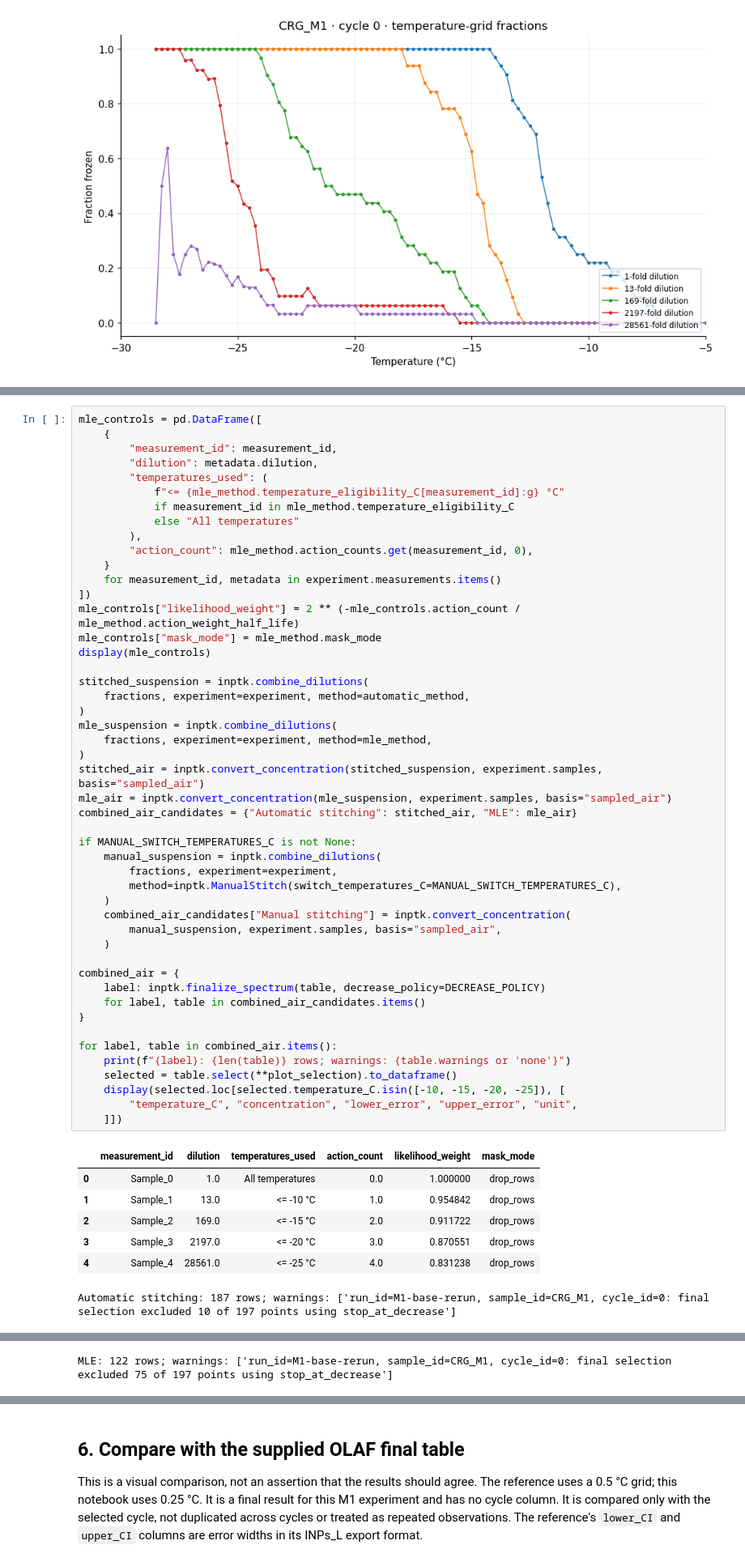
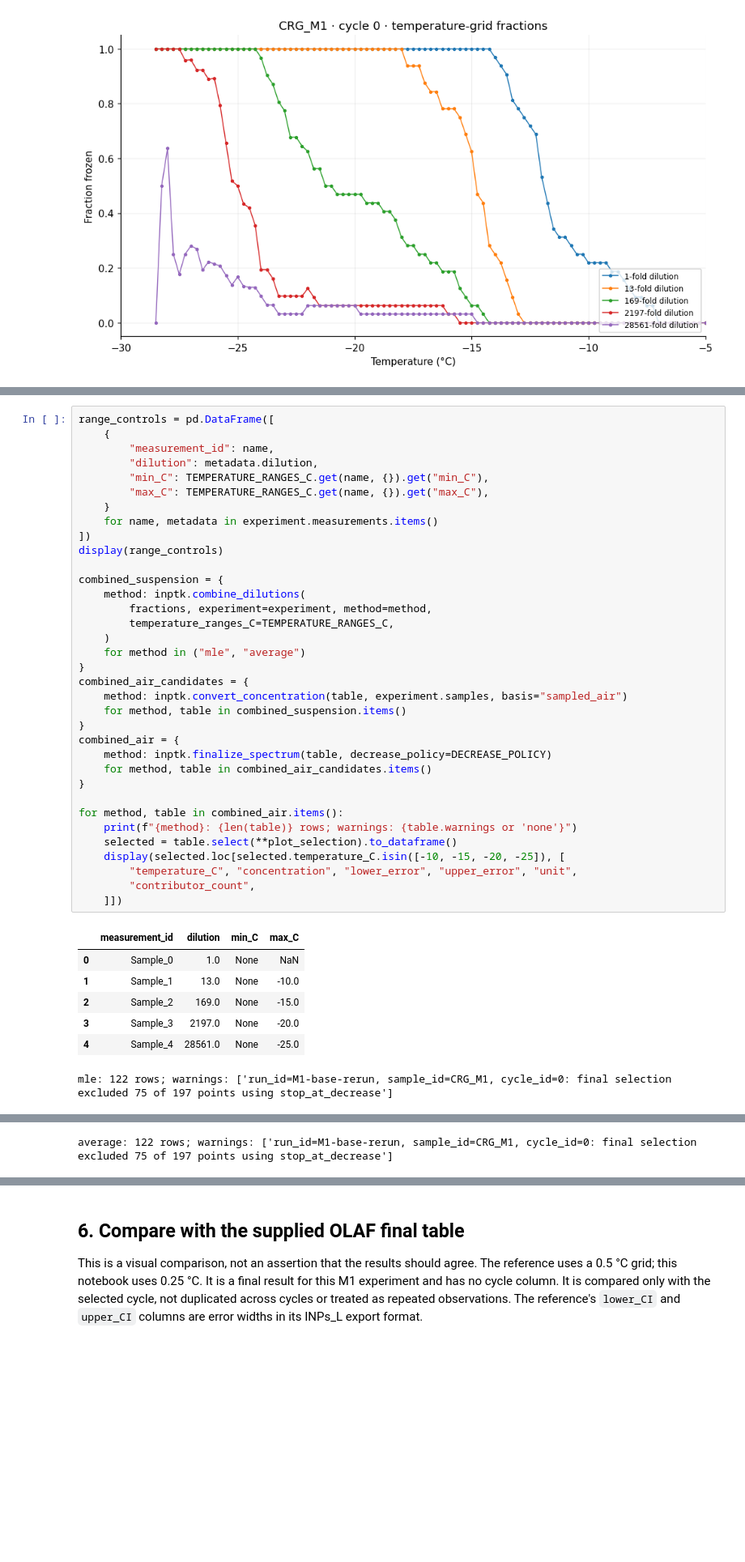
Before and after one commit to bochens/inptk, a Jupyter notebook: notebook/icescopy_freeze_count_to_air_inp_demo.ipynb, the cells around one changed output, grey strips where cells are left out. Shown at 81% size. Cells and saved outputs as stored; diff of their text form; blank space fills up the shorter version.

```diff
--- a/notebook/icescopy_freeze_count_to_air_inp_demo.ipynb
+++ b/notebook/icescopy_freeze_count_to_air_inp_demo.ipynb
@@ -329,56 +316,43 @@ curve. Untrimmed curves stay in `combined_air_candidates` for inspection.
 # %%
-mle_controls = pd.DataFrame([
+range_controls = pd.DataFrame([
     {
-        "measurement_id": measurement_id,
+        "measurement_id": name,
         "dilution": metadata.dilution,
-        "temperatures_used": (
-            f"<= {mle_method.temperature_eligibility_C[measurement_id]:g} °C"
-            if measurement_id in mle_method.temperature_eligibility_C
-            else "All temperatures"
-        ),
-        "action_count": mle_method.action_counts.get(measurement_id, 0),
+        "min_C": TEMPERATURE_RANGES_C.get(name, {}).get("min_C"),
+        "max_C": TEMPERATURE_RANGES_C.get(name, {}).get("max_C"),
     }
-    for measurement_id, metadata in experiment.measurements.items()
+    for name, metadata in experiment.measurements.items()
 ])
-mle_controls["likelihood_weight"] = 2 ** (-mle_controls.action_count / mle_method.action_weight_half_life)
-mle_controls["mask_mode"] = mle_method.mask_mode
-display(mle_controls)
+display(range_controls)
 
-stitched_suspension = inptk.combine_dilutions(
-    fractions, experiment=experiment, method=automatic_method,
-)
-mle_suspension = inptk.combine_dilutions(
-    fractions, experiment=experiment, method=mle_method,
-)
-stitched_air = inptk.convert_concentration(stitched_suspension, experiment.samples, basis="sampled_air")
-mle_air = inptk.convert_concentration(mle_suspension, experiment.samples, basis="sampled_air")
-combined_air_candidates = {"Automatic stitching": stitched_air, "MLE": mle_air}
-
-if MANUAL_SWITCH_TEMPERATURES_C is not None:
-    manual_suspension = inptk.combine_dilutions(
-        fractions, experiment=experiment,
-        method=inptk.ManualStitch(switch_temperatures_C=MANUAL_SWITCH_TEMPERATURES_C),
+combined_suspension = {
+    method: inptk.combine_dilutions(
+        fractions, experiment=experiment, method=method,
+        temperature_ranges_C=TEMPERATURE_RANGES_C,
     )
-    combined_air_candidates["Manual stitching"] = inptk.convert_concentration(
-        manual_suspension, experiment.samples, basis="sampled_air",
-    )
-
+    for method in ("mle", "average")
+}
+combined_air_candidates = {
+    method: inptk.convert_concentration(table, experiment.samples, basis="sampled_air")
+    for method, table in combined_suspension.items()
+}
 combined_air = {
-    label: inptk.finalize_spectrum(table, decrease_policy=DECREASE_POLICY)
-    for label, table in combined_air_candidates.items()
+    method: inptk.finalize_spectrum(table, decrease_policy=DECREASE_POLICY)
+    for method, table in combined_air_candidates.items()
 }
 
-for label, table in combined_air.items():
-    print(f"{label}: {len(table)} rows; warnings: {table.warnings or 'none'}")
+for method, table in combined_air.items():
+    print(f"{method}: {len(table)} rows; warnings: {table.warnings or 'none'}")
     selected = table.select(**plot_selection).to_dataframe()
     display(selected.loc[selected.temperature_C.isin([-10, -15, -20, -25]), [
         "temperature_C", "concentration", "lower_error", "upper_error", "unit",
+        "contributor_count",
     ]])
 # %% [output]
-|  | measurement_id | dilution | temperatures_used | action_count | likelihood_weight | mask_mode |
-| 0 | Sample_0 | 1.0 | All temperatures | 0.0 | 1.000000 | drop_rows |
-| 1 | Sample_1 | 13.0 | <= -10 °C | 1.0 | 0.954842 | drop_rows |
-| 2 | Sample_2 | 169.0 | <= -15 °C | 2.0 | 0.911722 | drop_rows |
-| 3 | Sample_3 | 2197.0 | <= -20 °C | 3.0 | 0.870551 | drop_rows |
-| 4 | Sample_4 | 28561.0 | <= -25 °C | 4.0 | 0.831238 | drop_rows |
+|  | measurement_id | dilution | min_C | max_C |
+| 0 | Sample_0 | 1.0 | None | NaN |
+| 1 | Sample_1 | 13.0 | None | -10.0 |
+| 2 | Sample_2 | 169.0 | None | -15.0 |
+| 3 | Sample_3 | 2197.0 | None | -20.0 |
+| 4 | Sample_4 | 28561.0 | None | -25.0 |
-Automatic stitching: 187 rows; warnings: ['run_id=M1-base-rerun, sample_id=CRG_M1, cycle_id=0: final selection excluded 10 of 197 points using stop_at_decrease']
+mle: 122 rows; warnings: ['run_id=M1-base-rerun, sample_id=CRG_M1, cycle_id=0: final selection excluded 75 of 197 points using stop_at_decrease']
@@ -390 +360 @@ Automatic stitching: 187 rows; warnings: ['run_id=M1-base-rerun, sample_id=CRG_M
-MLE: 122 rows; warnings: ['run_id=M1-base-rerun, sample_id=CRG_M1, cycle_id=0: final selection excluded 75 of 197 points using stop_at_decrease']
+average: 122 rows; warnings: ['run_id=M1-base-rerun, sample_id=CRG_M1, cycle_id=0: final selection excluded 75 of 197 points using stop_at_decrease']
```
Also changed, not shown: parts of 12 cells of this notebook, 26 other files.
